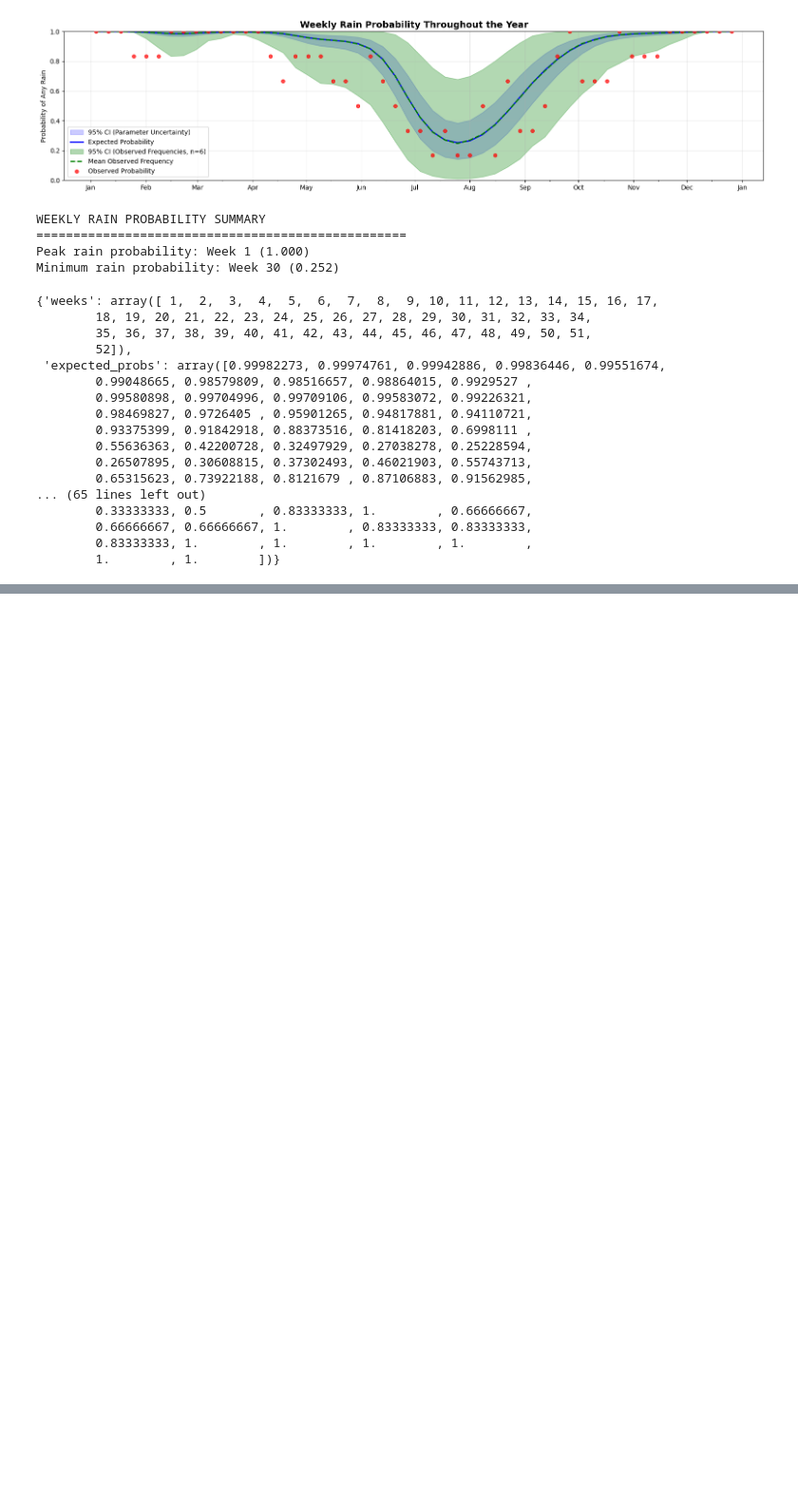
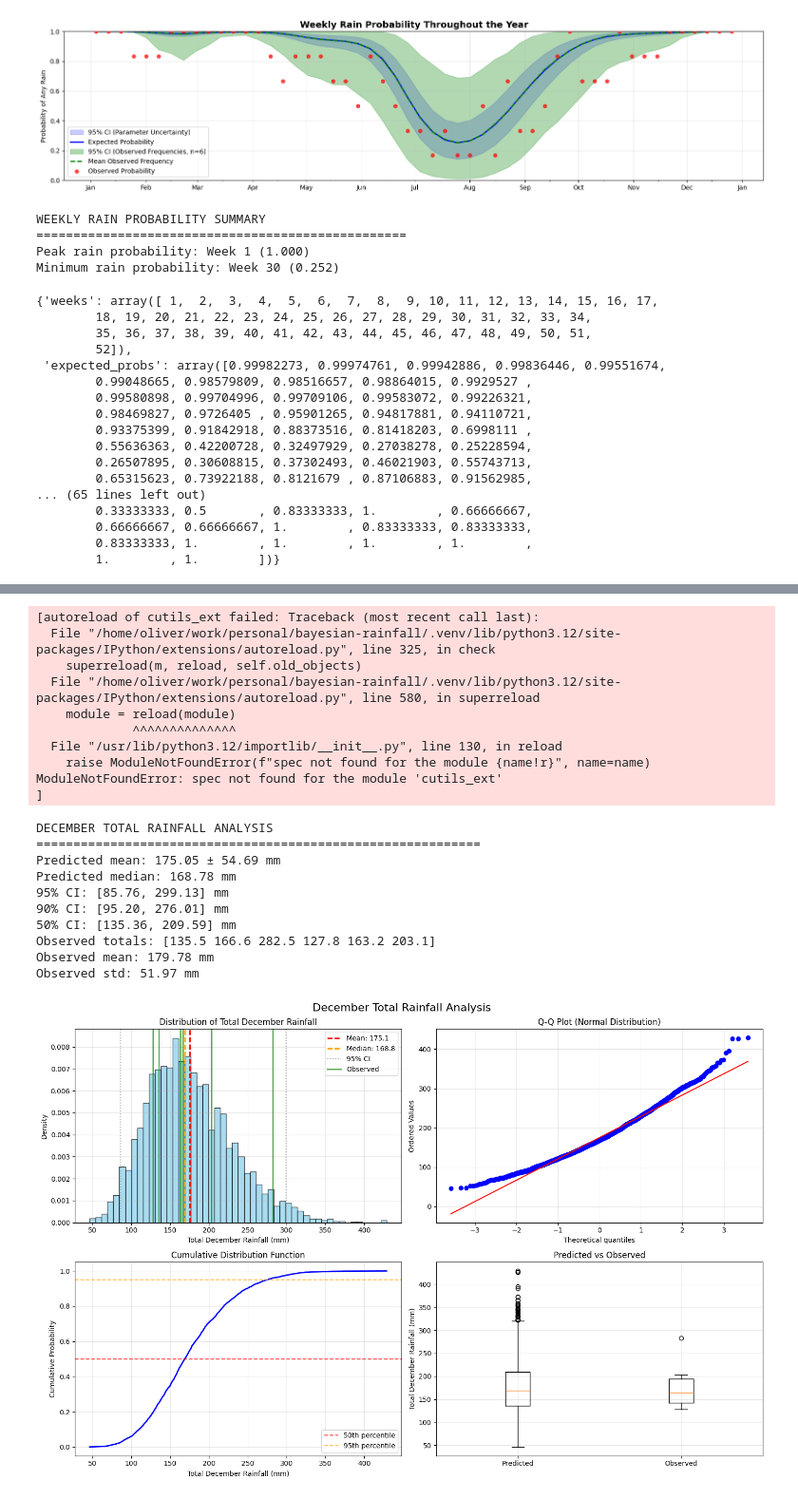
Before and after one commit to OliverEvans96/bayesian-rainfall, a Jupyter notebook: notebooks/Bayesian Rainfall.ipynb, the cells around one changed output, grey strips where cells are left out. Shown at 95% size. Saved outputs shown, nothing was run; the diff lists cells and outputs as text; code cells hidden in the pictures; blank space fills up the shorter version.

Commit message:
calculate and plot december rainfall distribution

```diff
--- a/notebooks/Bayesian Rainfall.ipynb
+++ b/notebooks/Bayesian Rainfall.ipynb
@@ -607,0 +632,25 @@ weekly_results
+# %%
+# Comprehensive December analysis with plots
+december_results = br.analysis.analyze_december_rainfall(trace, data, n_samples=1000, show_plots=True)
+# %% [output]
+[autoreload of cutils_ext failed: Traceback (most recent call last):
+  File "/home/oliver/work/personal/bayesian-rainfall/.venv/lib/python3.12/site-packages/IPython/extensions/autoreload.py", line 325, in check
+    superreload(m, reload, self.old_objects)
+  File "/home/oliver/work/personal/bayesian-rainfall/.venv/lib/python3.12/site-packages/IPython/extensions/autoreload.py", line 580, in superreload
+    module = reload(module)
+             ^^^^^^^^^^^^^^
+  File "/usr/lib/python3.12/importlib/__init__.py", line 130, in reload
+    raise ModuleNotFoundError(f"spec not found for the module {name!r}", name=name)
+ModuleNotFoundError: spec not found for the module 'cutils_ext'
+]
+DECEMBER TOTAL RAINFALL ANALYSIS
+============================================================
+Predicted mean: 175.05 ± 54.69 mm
+Predicted median: 168.78 mm
+95% CI: [85.76, 299.13] mm
+90% CI: [95.20, 276.01] mm
+50% CI: [135.36, 209.59] mm
+Observed totals: [135.5 166.6 282.5 127.8 163.2 203.1]
+Observed mean: 179.78 mm
+Observed std: 51.97 mm
+[figure, added]
```
Also changed, not shown: parts of 10 cells of this notebook, 3 other files.
